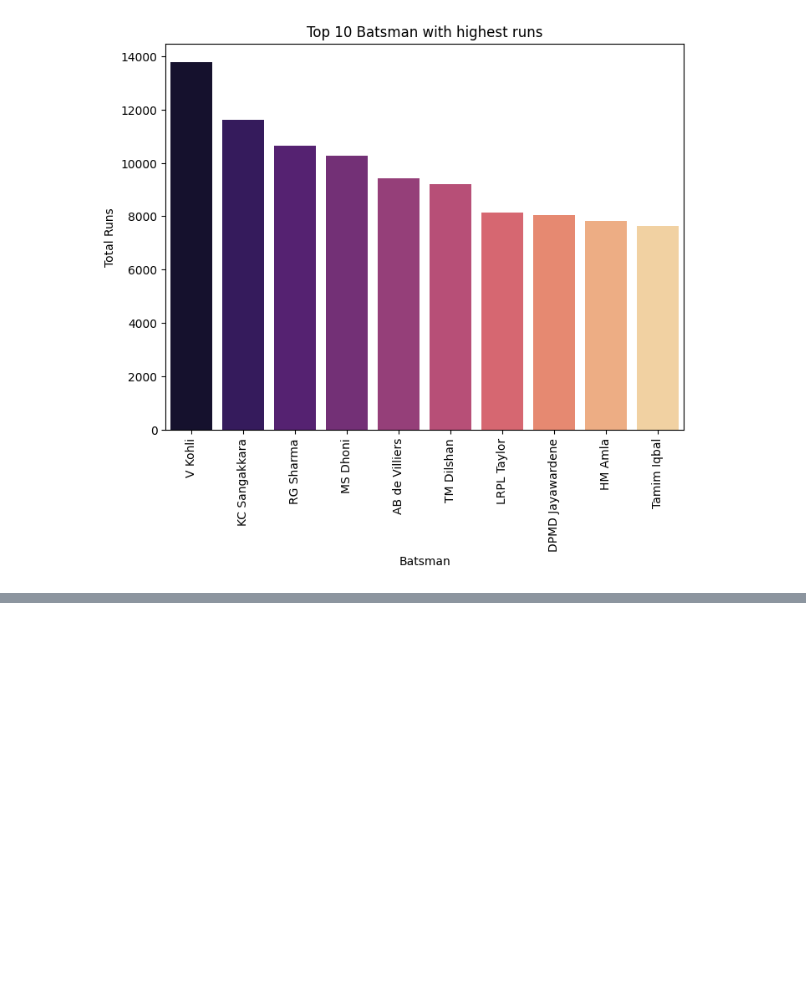
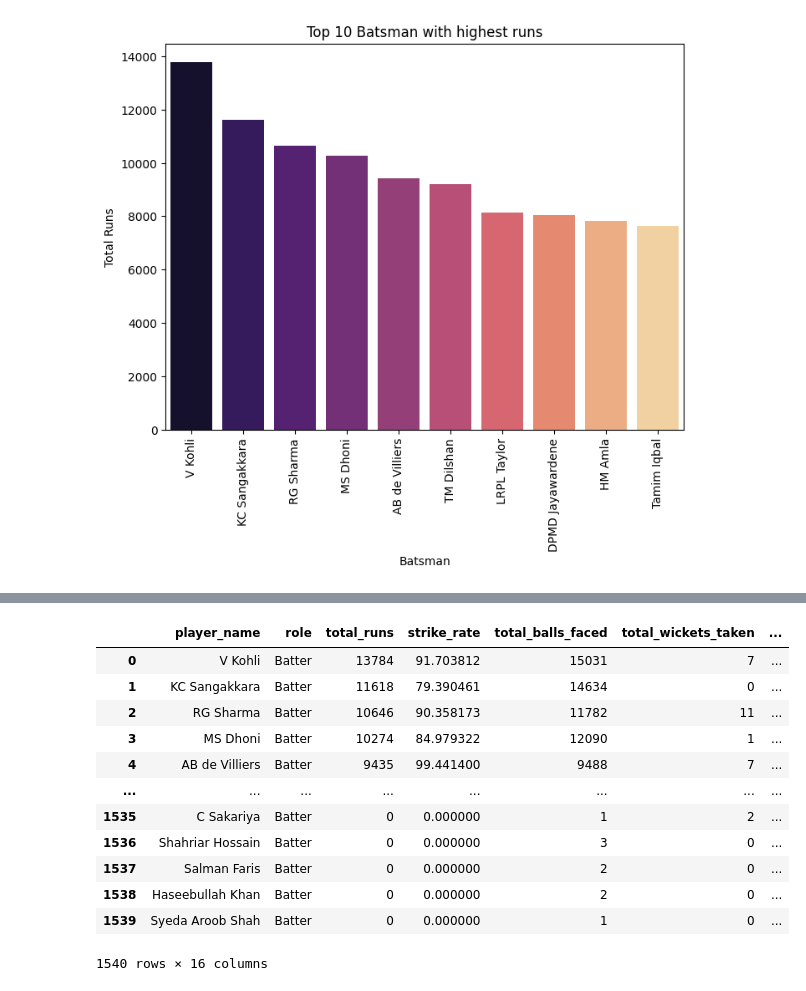
Before and after one commit to nitinlodhi019/ODI_Cricket_Data_Analysis, a Jupyter notebook: ODI_Cricket_Data_Analysis.ipynb, the cells around one changed output, grey strips where cells are left out. Drawn from its saved outputs; the diff is of its cells as text; code cells hidden in the pictures; blank space fills up the shorter version.

```diff
--- a/ODI_Cricket_Data_Analysis.ipynb
+++ b/ODI_Cricket_Data_Analysis.ipynb
@@ -145,0 +212,16 @@ plt.show()
+# %%
+batter
+# %% [output]
+|  | player_name | role | total_runs | strike_rate | total_balls_faced | total_wickets_taken | ... |
+| 0 | V Kohli | Batter | 13784 | 91.703812 | 15031 | 7 | ... |
+| 1 | KC Sangakkara | Batter | 11618 | 79.390461 | 14634 | 0 | ... |
+| 2 | RG Sharma | Batter | 10646 | 90.358173 | 11782 | 11 | ... |
+| 3 | MS Dhoni | Batter | 10274 | 84.979322 | 12090 | 1 | ... |
+| 4 | AB de Villiers | Batter | 9435 | 99.441400 | 9488 | 7 | ... |
+| ... | ... | ... | ... | ... | ... | ... | ... |
+| 1535 | C Sakariya | Batter | 0 | 0.000000 | 1 | 2 | ... |
+| 1536 | Shahriar Hossain | Batter | 0 | 0.000000 | 3 | 0 | ... |
+| 1537 | Salman Faris | Batter | 0 | 0.000000 | 2 | 0 | ... |
+| 1538 | Haseebullah Khan | Batter | 0 | 0.000000 | 2 | 0 | ... |
+| 1539 | Syeda Aroob Shah | Batter | 0 | 0.000000 | 1 | 0 | ... |
+1540 rows × 16 columns
```
Also changed, not shown: parts of 10 cells of this notebook.
